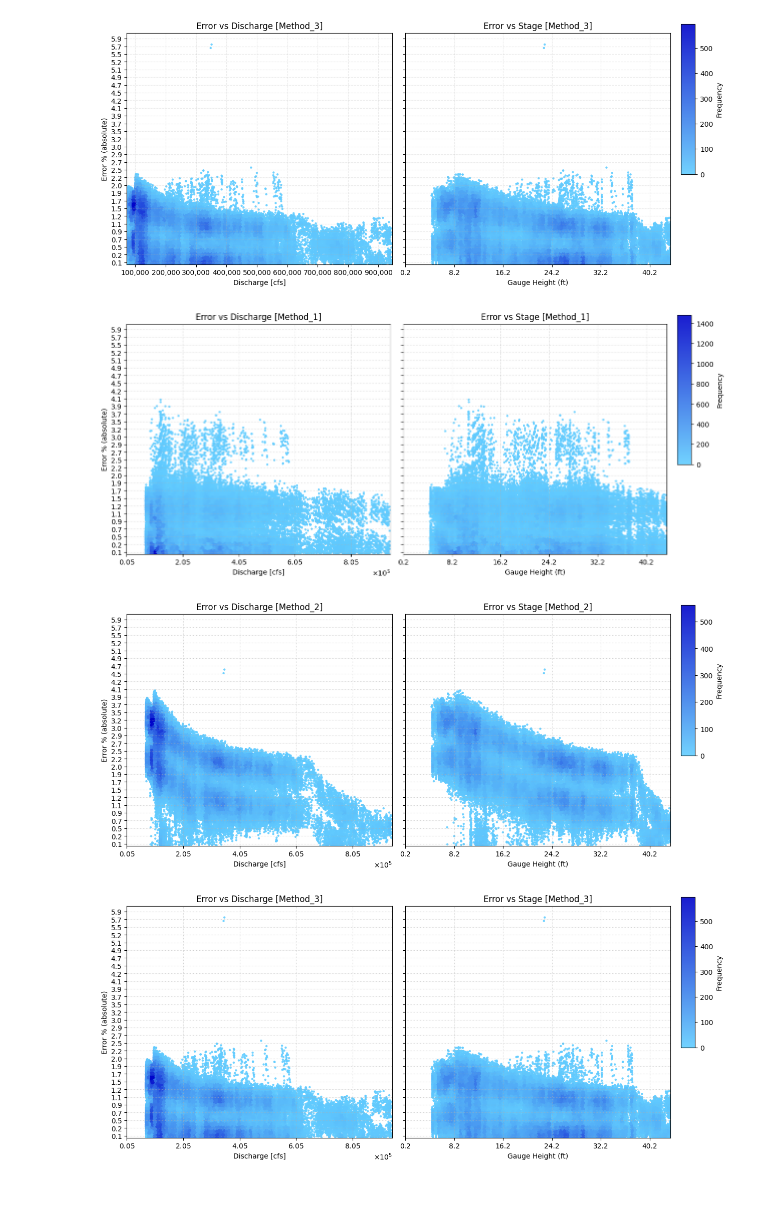
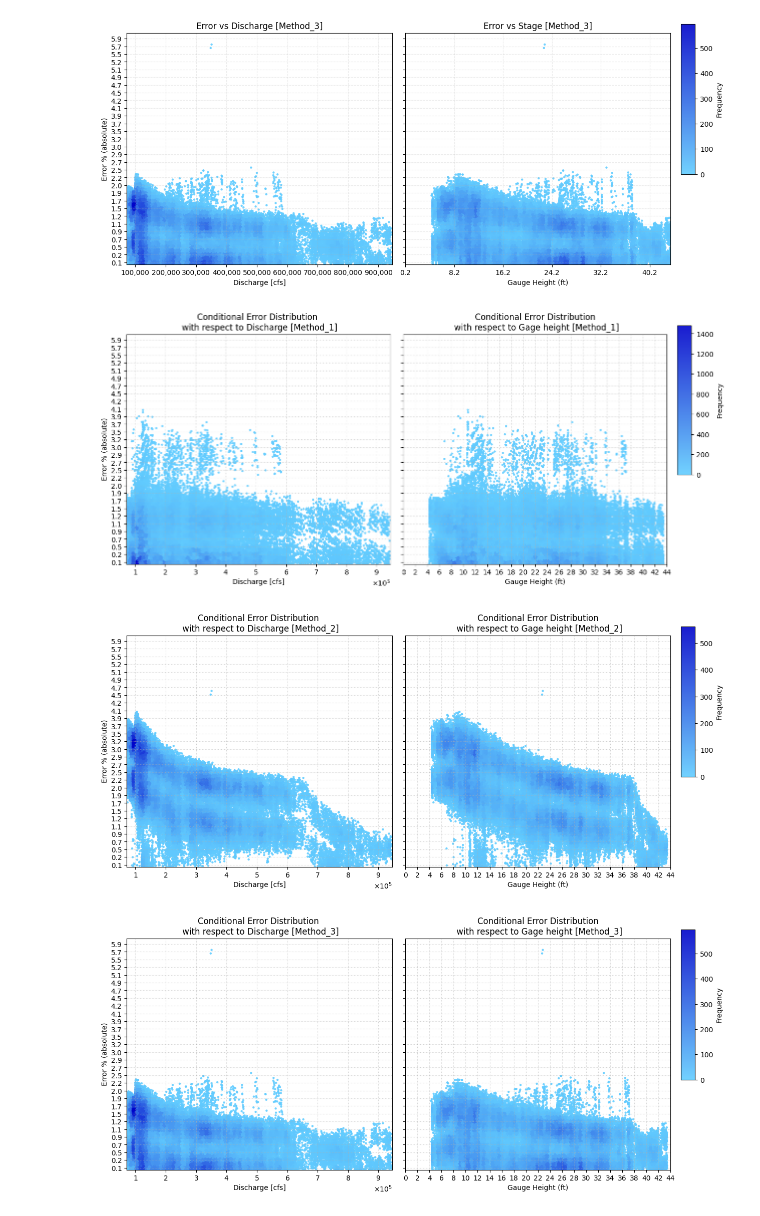
Before and after one commit to sujanmaharjan99/LRF_RC, a Jupyter notebook: Validation/scatterplot.ipynb, the cells around one changed output. Drawn from its saved outputs; the diff is of its cells as text; code cells hidden in the pictures.

```diff
--- a/Validation/scatterplot.ipynb
+++ b/Validation/scatterplot.ipynb
@@ -328,7 +328,7 @@ def scatter_two_panels_same_scale(
     gh_step=0.5, gh_max=45.0,
     y_step=0.1, y_max=6.0,
     q_tick_step=200_000,
-    gh_tick_step=8.0,
+    gh_tick_step=2.0,
     y_tick_step=0.2,
 ):
     # Bin edges
@@ -364,13 +364,11 @@ def scatter_two_panels_same_scale(
     axQ.set_ylim(y_edges[0], y_edges[-1])
     axQ.set_xlabel("Discharge [cfs]")
     axQ.set_ylabel("Error % (absolute)")
-    axQ.set_title(f"Error vs Discharge [{sheet_name}]")
+    axQ.set_title(f"Conditional Error Distribution \n with respect to Discharge [{sheet_name}]")
     axQ.grid(True, linestyle=":", alpha=0.6)
 
     # --- X ticks (scientific notation)
-    xticks_Q = _tick_midpoints(x_edges_Q, q_tick_step, q_step)
-    axQ.set_xticks(xticks_Q)
-    axQ.xaxis.set_major_locator(FixedLocator(xticks_Q))
+    axQ.xaxis.set_major_formatter(FuncFormatter(lambda v, pos: f"{int(v):,}"))
 
     sf = ScalarFormatter(useMathText=True)
     sf.set_powerlimits((5, 5))
@@ -384,34 +382,34 @@ def scatter_two_panels_same_scale(
 
     # ===== Right panel: Stage =====
     s2 = axH.scatter(xH, yH, c=cH, cmap=Blue_hue, norm=norm, s=10, alpha=0.9, edgecolors="none")
     axH.set_xlim(data_GH["Gauge Height (GH)"].min(), data_GH["Gauge Height (GH)"].max())
     axH.set_xlabel("Gauge Height (ft)")
-    axH.set_title(f"Error vs Stage [{sheet_name}]")
+    axH.set_title(f"Conditional Error Distribution\n with respect to Gage height [{sheet_name}]")
     axH.grid(True, linestyle=":", alpha=0.6)
 
     # --- X ticks for Gauge Height
     xticks_H = _tick_midpoints(x_edges_GH, gh_tick_step, gh_step)
     axH.set_xticks(xticks_H)
     axH.xaxis.set_major_locator(FixedLocator(xticks_H))
     axH.xaxis.set_major_formatter(FuncFormatter(lambda v, pos: f"{int(v)}"))
 
     # --- Y ticks (same as left)
     axH.set_yticks(yticks)
     axH.yaxis.set_major_formatter(FuncFormatter(lambda v, pos: f"{v:.1f}"))
 
     # ===== Colorbar (top-right)
     cbar_ax = fig.add_axes([0.915, 0.41, 0.02, 0.5])  # [left, bottom, width, height]
     cbar = fig.colorbar(s1, cax=cbar_ax)
     cbar.set_label("Frequency")
 
     plt.show()
 
 
 # ======= RUN FOR ALL SHEETS =======
 for sheet in SHEETS:
     df = pd.read_excel(file_path, sheet_name=sheet)
     scatter_two_panels_same_scale(df, sheet)
 # %% [output]
-[figure, old version]
+[figure, new version]
-[figure, old version]
+[figure, new version]
-[figure, old version]
+[figure, new version]
```
